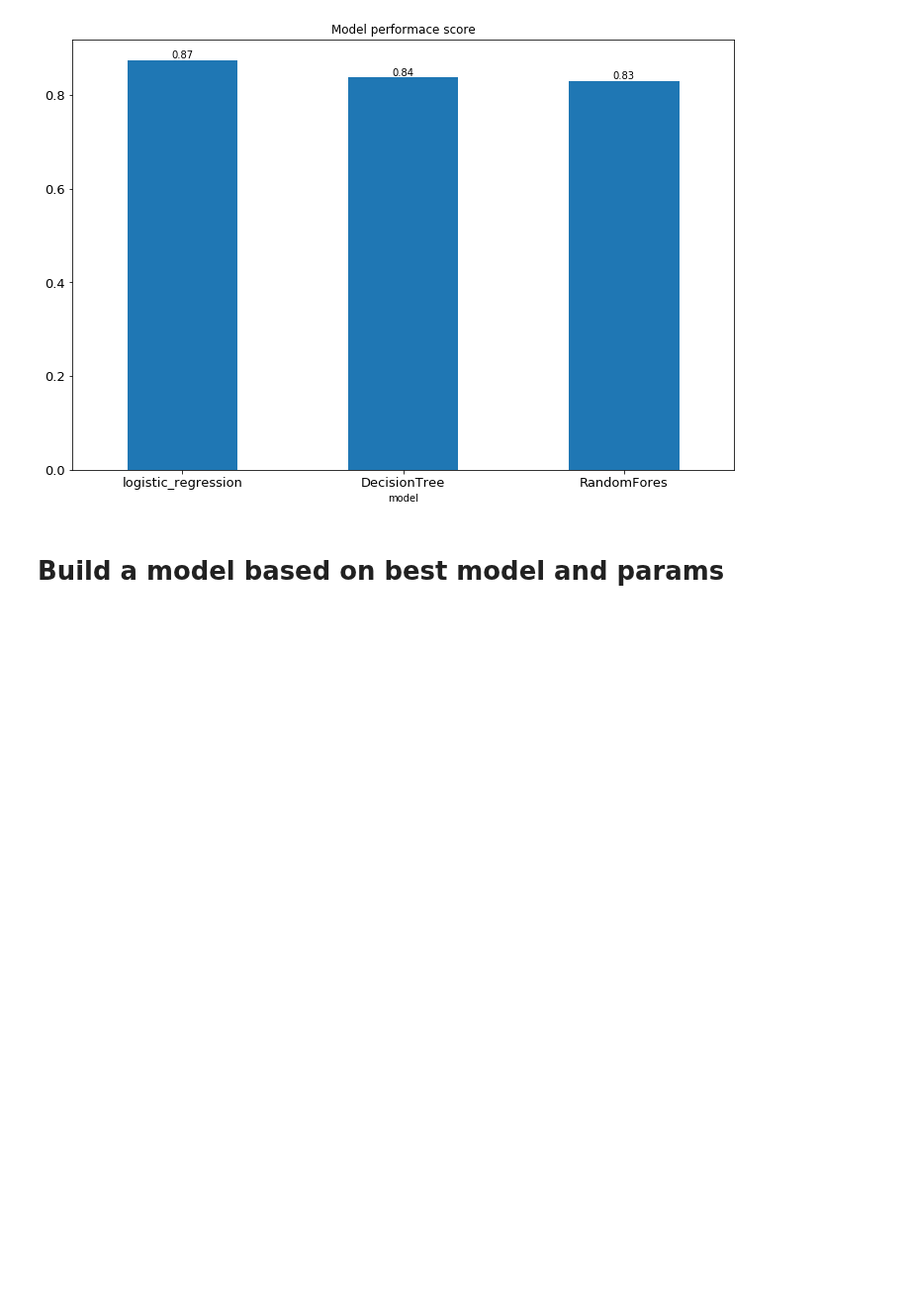
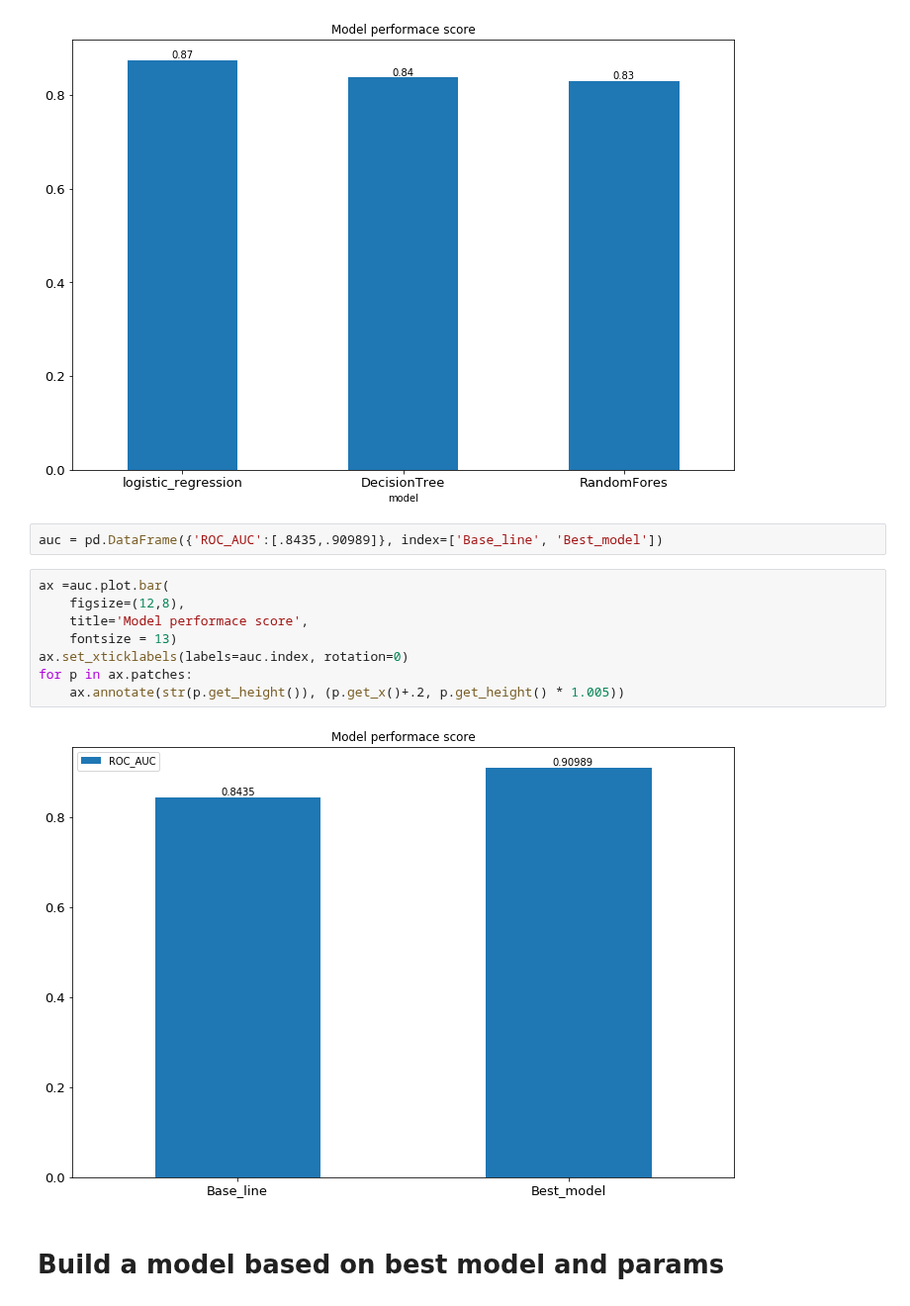
Before and after one commit to curie-capstone/predicting-patient-outcomes, a Jupyter notebook: allen/Tuning.ipynb, the cells around one changed output. Shown at 99% size. Cells and saved outputs as stored; diff of their text form; blank space fills up the shorter version.

```diff
--- a/allen/Tuning.ipynb
+++ b/allen/Tuning.ipynb
@@ -180,6 +180,18 @@ for p in ax.patches:
     ax.annotate(str(round(p.get_height(),2)), (p.get_x()+.2, p.get_height() * 1.005))
 # %% [output]
 [figure]
+# %%
+auc = pd.DataFrame({'ROC_AUC':[.8435,.90989]}, index=['Base_line', 'Best_model'])
+# %%
+ax =auc.plot.bar(
+    figsize=(12,8),
+    title='Model performace score',
+    fontsize = 13)
+ax.set_xticklabels(labels=auc.index, rotation=0)
+for p in ax.patches:
+    ax.annotate(str(p.get_height()), (p.get_x()+.2, p.get_height() * 1.005))
+# %% [output]
+[figure, added]
 # %% [markdown]
 # Build a model based on best model and params
 # %%
```
Also changed, not shown: 4 other files.
